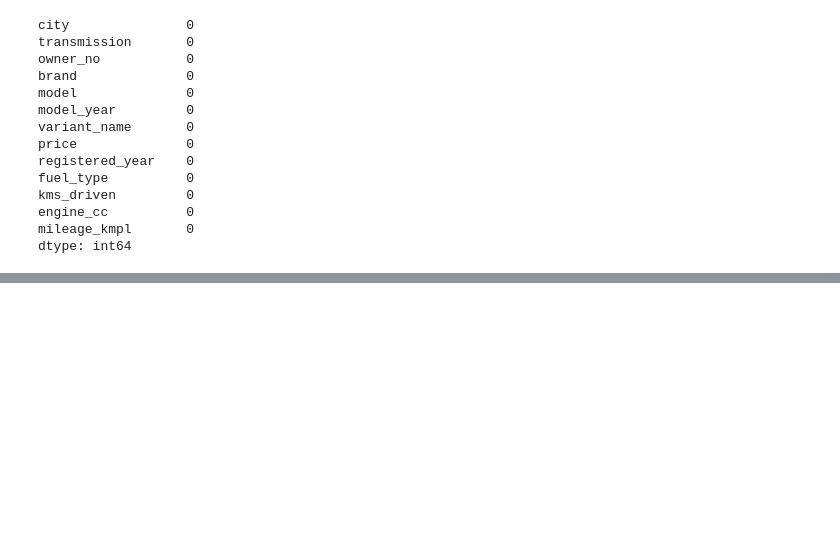
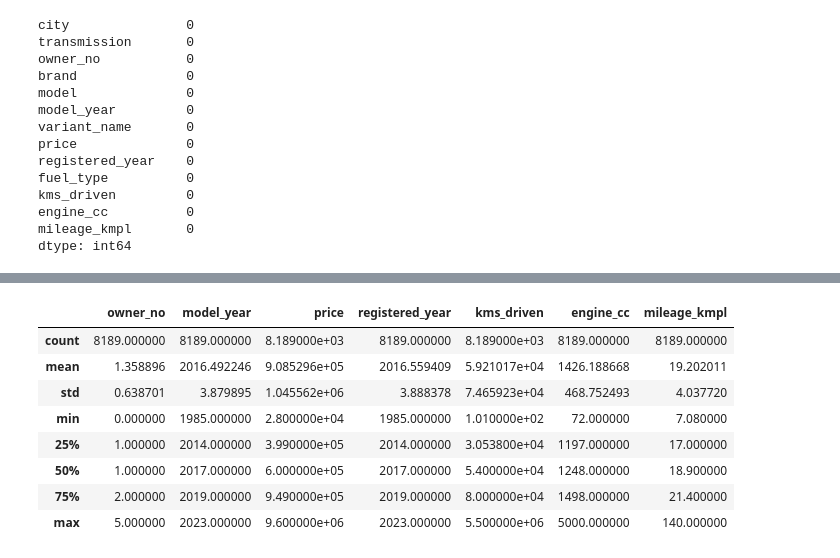
Before and after one commit to Yogesh-Prabu/Car-Dekho_Used-Car-Price-Prediction, a Jupyter notebook: 02_cleaning.ipynb, the cells around one changed output, grey strips where cells are left out. Saved outputs shown, nothing was run; the diff lists cells and outputs as text; code cells hidden in the pictures; blank space fills up the shorter version.

```diff
--- a/02_cleaning.ipynb
+++ b/02_cleaning.ipynb
@@ -223,0 +345,12 @@ df["variant_name"].nunique()
+# %%
+df.describe()
+# %% [output]
+|  | owner_no | model_year | price | registered_year | kms_driven | engine_cc | mileage_kmpl |
+| count | 8189.000000 | 8189.000000 | 8.189000e+03 | 8189.000000 | 8.189000e+03 | 8189.000000 | 8189.000000 |
+| mean | 1.358896 | 2016.492246 | 9.085296e+05 | 2016.559409 | 5.921017e+04 | 1426.188668 | 19.202011 |
+| std | 0.638701 | 3.879895 | 1.045562e+06 | 3.888378 | 7.465923e+04 | 468.752493 | 4.037720 |
+| min | 0.000000 | 1985.000000 | 2.800000e+04 | 1985.000000 | 1.010000e+02 | 72.000000 | 7.080000 |
+| 25% | 1.000000 | 2014.000000 | 3.990000e+05 | 2014.000000 | 3.053800e+04 | 1197.000000 | 17.000000 |
+| 50% | 1.000000 | 2017.000000 | 6.000000e+05 | 2017.000000 | 5.400000e+04 | 1248.000000 | 18.900000 |
+| 75% | 2.000000 | 2019.000000 | 9.490000e+05 | 2019.000000 | 8.000000e+04 | 1498.000000 | 21.400000 |
+| max | 5.000000 | 2023.000000 | 9.600000e+06 | 2023.000000 | 5.500000e+06 | 5000.000000 | 140.000000 |
```
Also changed, not shown: parts of 28 cells of this notebook, 12 other files.
